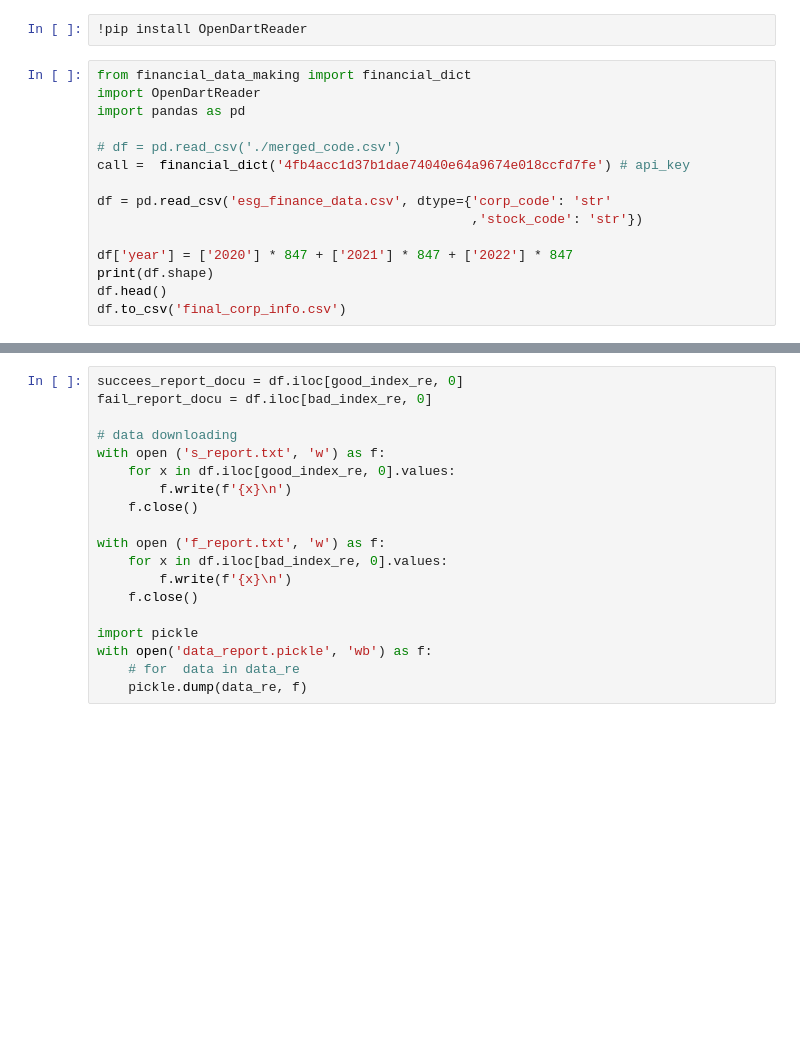
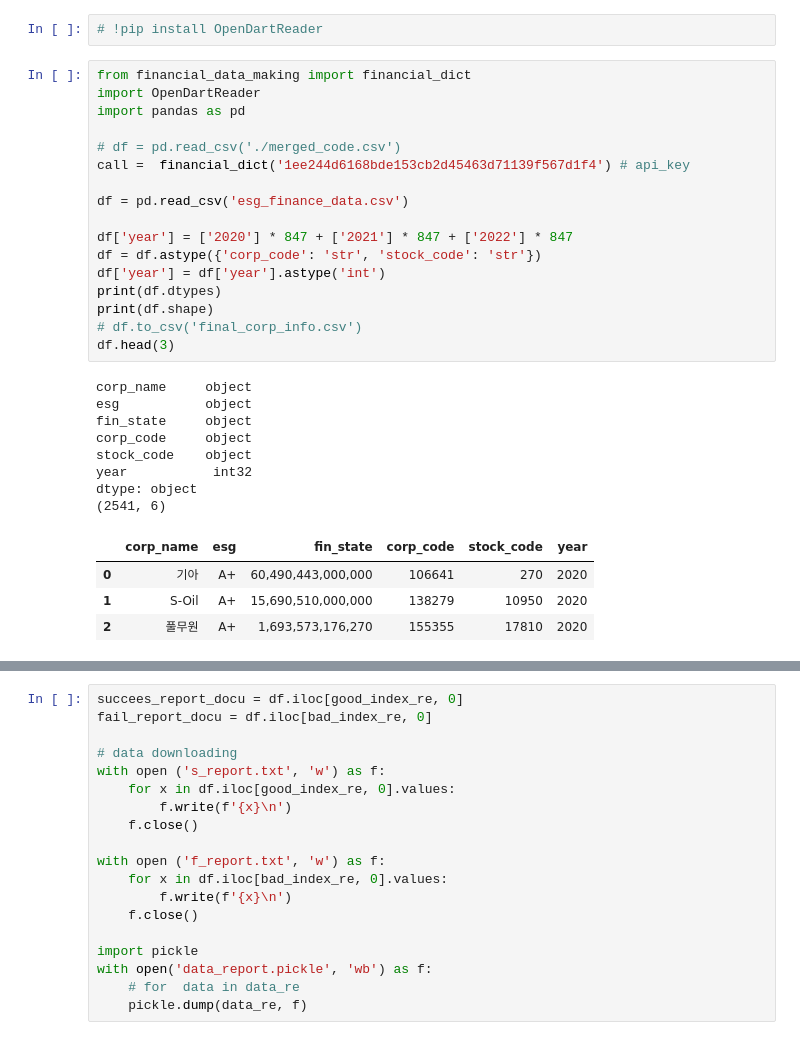
Before and after one commit to min-sssseung/Applied_ML_Team, a Jupyter notebook: demonstration.ipynb, the cells around one changed output, grey strips where cells are left out. Cells and saved outputs as stored; diff of their text form; blank space fills up the shorter version.

```diff
--- a/demonstration.ipynb
+++ b/demonstration.ipynb
@@ -1,18 +1,33 @@
 # %%
-!pip install OpenDartReader
+# !pip install OpenDartReader
 # %%
 from financial_data_making import financial_dict
 import OpenDartReader
 import pandas as pd
 
 # df = pd.read_csv('./merged_code.csv')
-call =  financial_dict('4fb4acc1d37b1dae74040e64a9674e018ccfd7fe') # api_key
+call =  financial_dict('1ee244d6168bde153cb2d45463d71139f567d1f4') # api_key
 
-df = pd.read_csv('esg_finance_data.csv', dtype={'corp_code': 'str'
-                                                ,'stock_code': 'str'})
+df = pd.read_csv('esg_finance_data.csv')
 
 df['year'] = ['2020'] * 847 + ['2021'] * 847 + ['2022'] * 847
+df = df.astype({'corp_code': 'str', 'stock_code': 'str'})
+df['year'] = df['year'].astype('int')
+print(df.dtypes)
 print(df.shape)
-df.head()
-df.to_csv('final_corp_info.csv')
+# df.to_csv('final_corp_info.csv')
+df.head(3)
+# %% [output]
+corp_name     object
+esg           object
+fin_state     object
+corp_code     object
+stock_code    object
+year           int32
+dtype: object
+(2541, 6)
+|  | corp_name | esg | fin_state | corp_code | stock_code | year |
+| 0 | 기아 | A+ | 60,490,443,000,000 | 106641 | 270 | 2020 |
+| 1 | S-Oil | A+ | 15,690,510,000,000 | 138279 | 10950 | 2020 |
+| 2 | 풀무원 | A+ | 1,693,573,176,270 | 155355 | 17810 | 2020 |
 # %%
```
Also changed, not shown: parts of 5 cells of this notebook, 8 other files.
